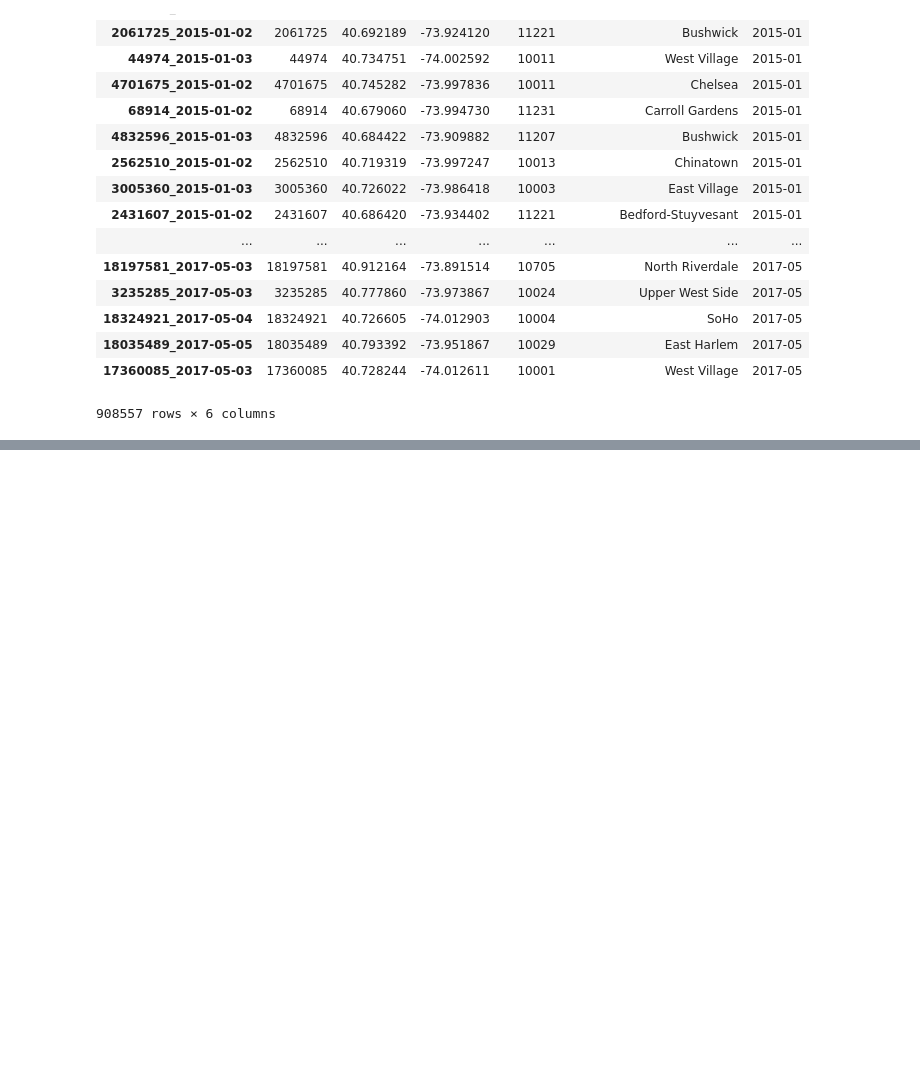
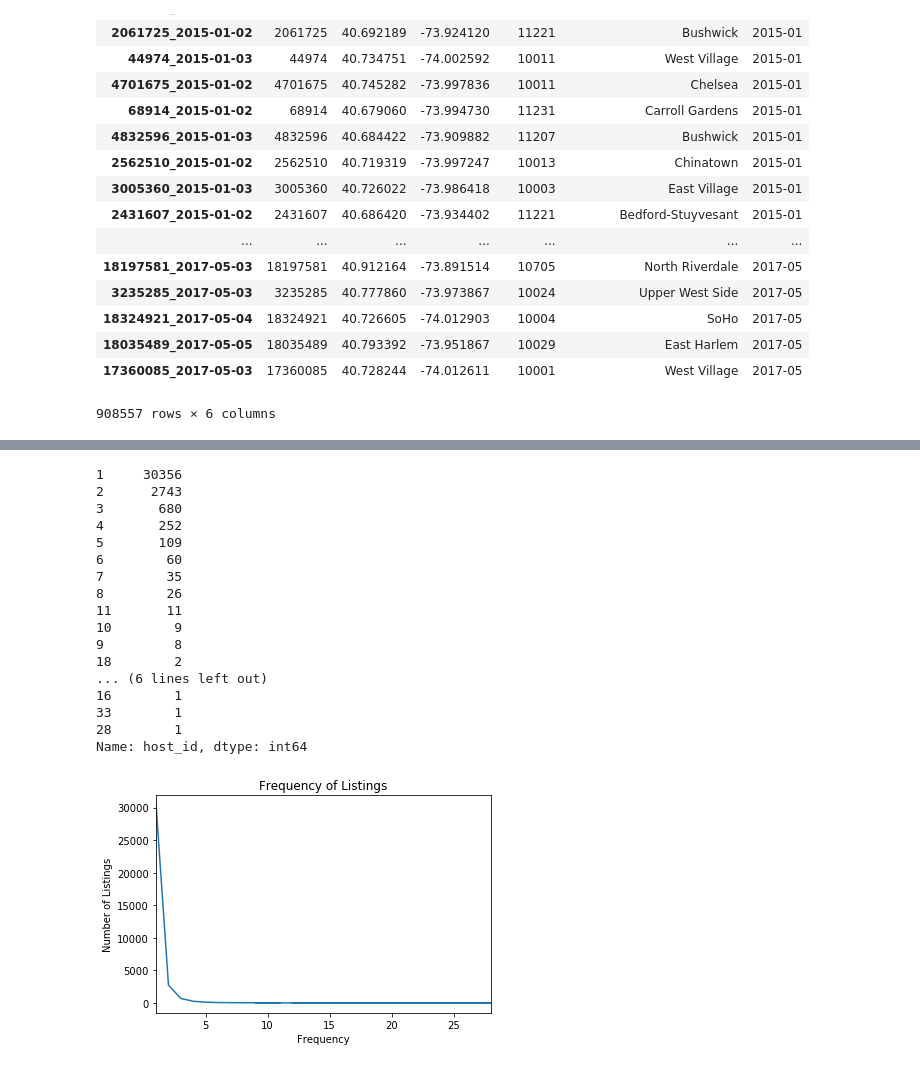
Before and after one commit to Dianaumd/project1, a Jupyter notebook: Project 2 Airbnb Analysis.ipynb, the cells around one changed output, grey strips where cells are left out. Cells and saved outputs as stored; diff of their text form; code cells hidden in the pictures; blank space fills up the shorter version.

```diff
--- a/Project 2 Airbnb Analysis.ipynb
+++ b/Project 2 Airbnb Analysis.ipynb
@@ -327,0 +367,23 @@ total_listings[['id','latitude','longitude','zipcode','neighbourhood_cleansed','
+# %%
+ax = listings_by_host.value_counts().plot()
+ax.set(xlabel="Frequency", ylabel="Number of Listings", title='Frequency of Listings')
+listings_by_host.value_counts()
+# %% [output]
+1     30356
+2      2743
+3       680
+4       252
+5       109
+6        60
+7        35
+8        26
+11       11
+10        9
+9         8
+18        2
+... (6 lines left out)
+16        1
+33        1
+28        1
+Name: host_id, dtype: int64
+[figure, added]
```
Also changed, not shown: parts of 18 cells of this notebook.
